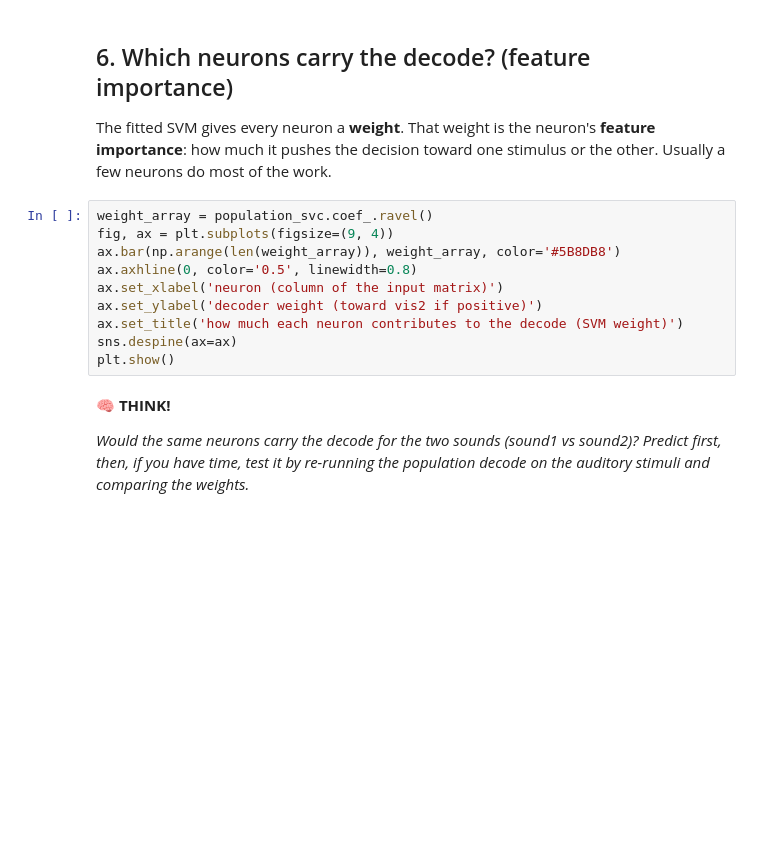
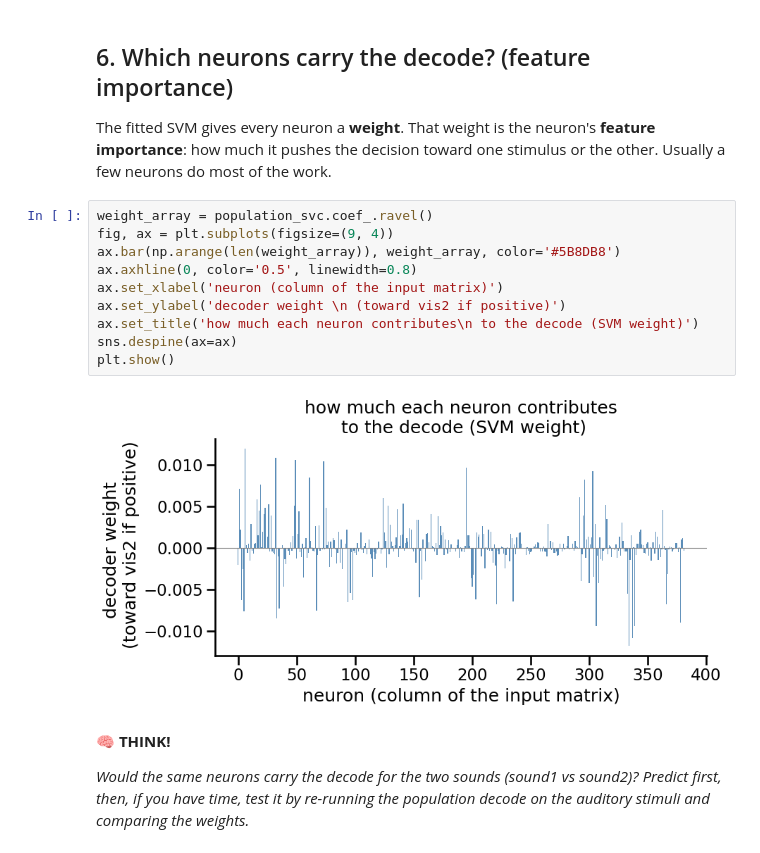
Before and after one commit to AllenSWDB/SWDB_2026_Behavioral_States, a Jupyter notebook: code/Workshop2_decoding_v5.ipynb, the cells around one changed output. Cells and saved outputs as stored; diff of their text form; blank space fills up the shorter version.

```diff
--- a/code/Workshop2_decoding_v5.ipynb
+++ b/code/Workshop2_decoding_v5.ipynb
@@ -887,13 +992,15 @@ The fitted SVM gives every neuron a **weight**. That weight is the neuron's **fe
 # %%
 weight_array = population_svc.coef_.ravel()
 fig, ax = plt.subplots(figsize=(9, 4))
 ax.bar(np.arange(len(weight_array)), weight_array, color='#5B8DB8')
 ax.axhline(0, color='0.5', linewidth=0.8)
 ax.set_xlabel('neuron (column of the input matrix)')
-ax.set_ylabel('decoder weight (toward vis2 if positive)')
-ax.set_title('how much each neuron contributes to the decode (SVM weight)')
+ax.set_ylabel('decoder weight \n (toward vis2 if positive)')
+ax.set_title('how much each neuron contributes\n to the decode (SVM weight)')
 sns.despine(ax=ax)
 plt.show()
+# %% [output]
+[figure, added]
 # %% [markdown]
 🧠 **THINK!**
 
```
Also changed, not shown: parts of 41 cells of this notebook, 1 other file.
